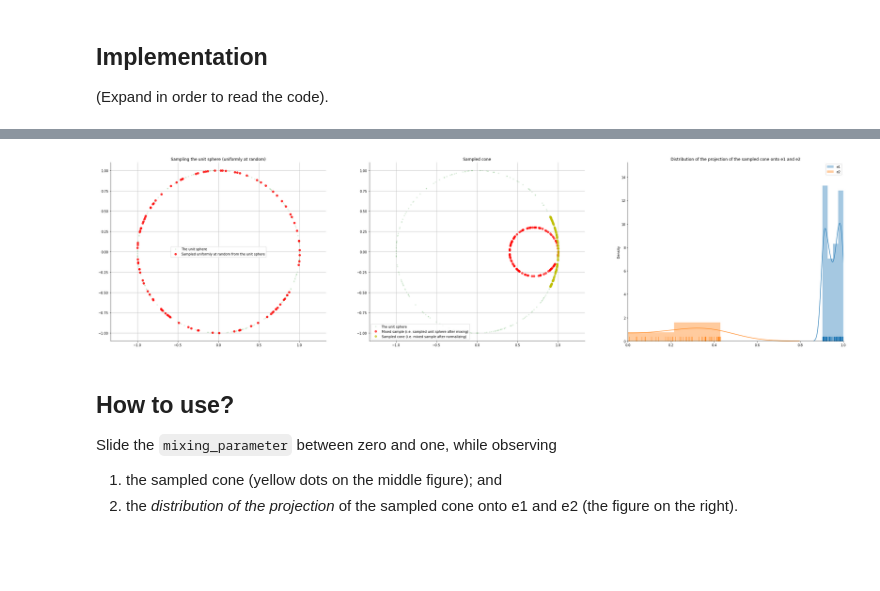
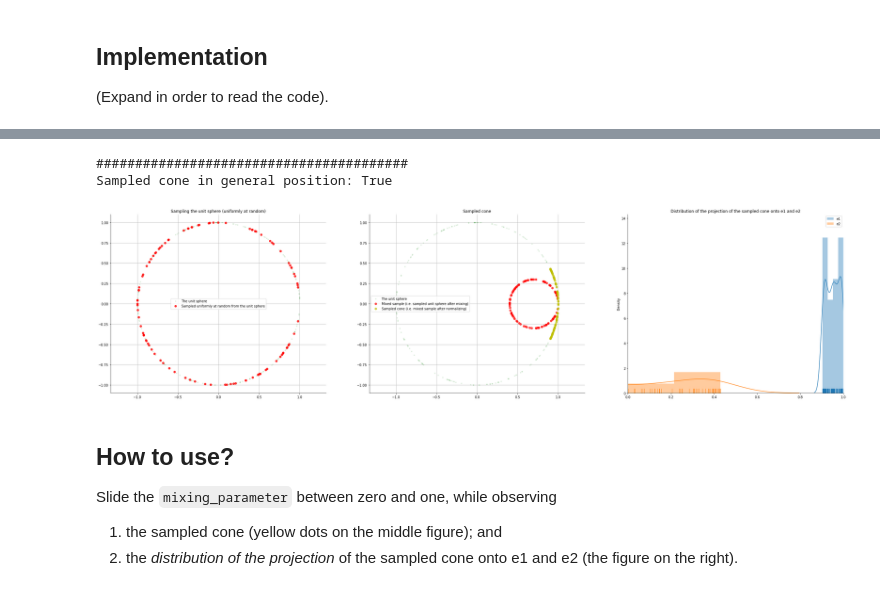
Before and after one commit to keyboardAnt/Decoupling-Gating-From-Linearity, a Jupyter notebook: notebooks/2d_cone_sampling.ipynb, the cells around one changed output, grey strips where cells are left out. Saved outputs shown, nothing was run; the diff lists cells and outputs as text; code cells hidden in the pictures; blank space fills up the shorter version.

Commit message:
cone sampling notebook: add a general position verifying

```diff
--- a/notebooks/2d_cone_sampling.ipynb
+++ b/notebooks/2d_cone_sampling.ipynb
@@ -133,6 +133,9 @@ def _display_distplots(ax, title, *datasets1d_kwargs) -> None:
     plt.legend()
     sns.despine()
 
+def _is_in_general_position(data):
+  return len(torch.unique(data, dim=0)) == len(data)
+
 def sample_mix_and_display(mixing_param, dim=2, num_of_samples=100) -> None:
     fig, (ax0, ax1, ax2) = plt.subplots(1, 3, figsize=(40,10))
 
@@ -205,34 +208,47 @@ def sample_mix_and_display(mixing_param, dim=2, num_of_samples=100) -> None:
         data=sampled_cone,
         i=1
     )
     sampled_cone_projected_onto_e2 = _project_onto_ei(
         data=sampled_cone,
         i=2
     )
     ax2_title = 'Distribution of the projection of the sampled cone onto e1 and e2'
     sampled_cone_projected_onto_e1_kwarg_to_plot = dict(
         data=sampled_cone_projected_onto_e1,
         label='e1'
     )
     sampled_cone_projected_onto_e2_kwarg_to_plot = dict(
         data=sampled_cone_projected_onto_e2,
         label='e2'
     )
     ax2_data_to_plot = [
         sampled_cone_projected_onto_e1_kwarg_to_plot,
         sampled_cone_projected_onto_e2_kwarg_to_plot
     ]
     _display_distplots(
         ax2,
         ax2_title,
         *ax2_data_to_plot
     )
 
+    # Verify general position
+    is_sampled_cone_in_general_position = _is_in_general_position(sampled_cone)
+    print('#' * 40)
+    print(
+        'Sampled cone in general position:',
+        is_sampled_cone_in_general_position
+    )
+
+    # # Returned the sampled cone
+    # return sampled_cone
+
 
 mixing_param = .3
 sample_mix_and_display(mixing_param=mixing_param)
 # %% [output]
+########################################
+Sampled cone in general position: True
-[figure, old version]
+[figure, new version]
 # %% [markdown]
 ## How to use?
 
```
Also changed, not shown: parts of 2 cells of this notebook.
